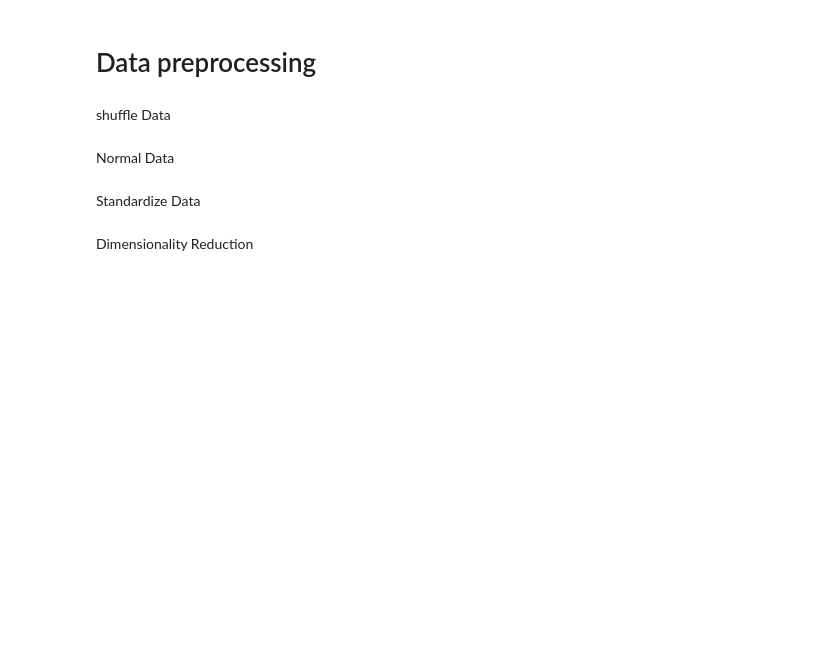
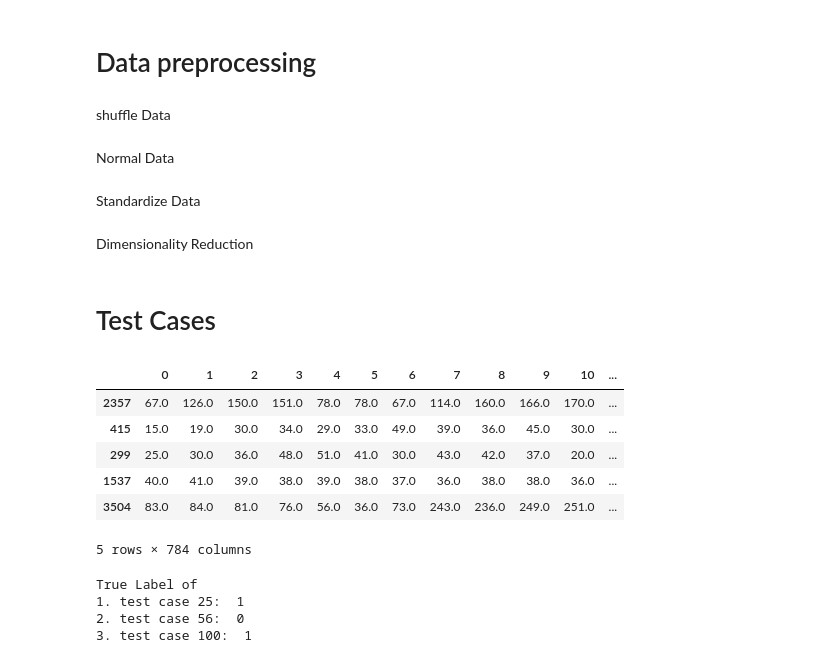
Before and after one commit to JayeshK10/Mask-vs-NoMask-Classification, a Jupyter notebook: Mask_vs_No_Mask.ipynb, the cells around one changed output. Saved outputs shown, nothing was run; the diff lists cells and outputs as text; code cells hidden in the pictures; blank space fills up the shorter version.

Commit message:
Test Cases

```diff
--- a/Mask_vs_No_Mask.ipynb
+++ b/Mask_vs_No_Mask.ipynb
@@ -142,3 +142,23 @@ lda = LDA()
 lda_data = lda.fit_transform(X_Data, Y_Data)
 X_train_lda, X_m_lda, Y_train_lda, Y_m_lda = train_test_split(lda_data, Y_Data, test_size=0.5, random_state=12)
 X_test_lda , X_val_lda , Y_test_lda , Y_val_lda = train_test_split(X_m_lda, Y_m_lda, test_size=0.5, random_state=12)
+# %% [markdown]
+# Test Cases
+# %%
+X_test.head()
+# %% [output]
+|  | 0 | 1 | 2 | 3 | 4 | 5 | 6 | 7 | 8 | 9 | 10 | ... |
+| 2357 | 67.0 | 126.0 | 150.0 | 151.0 | 78.0 | 78.0 | 67.0 | 114.0 | 160.0 | 166.0 | 170.0 | ... |
+| 415 | 15.0 | 19.0 | 30.0 | 34.0 | 29.0 | 33.0 | 49.0 | 39.0 | 36.0 | 45.0 | 30.0 | ... |
+| 299 | 25.0 | 30.0 | 36.0 | 48.0 | 51.0 | 41.0 | 30.0 | 43.0 | 42.0 | 37.0 | 20.0 | ... |
+| 1537 | 40.0 | 41.0 | 39.0 | 38.0 | 39.0 | 38.0 | 37.0 | 36.0 | 38.0 | 38.0 | 36.0 | ... |
+| 3504 | 83.0 | 84.0 | 81.0 | 76.0 | 56.0 | 36.0 | 73.0 | 243.0 | 236.0 | 249.0 | 251.0 | ... |
+5 rows × 784 columns
+# %%
+print('True Label of \n1. test case 25: ' , Y_test.iloc[25] , '\n2. test case 56: ' , Y_test.iloc[56] , '\n3. test case 100: ' , Y_test.iloc[100])
+Y_true = [Y_test.iloc[25] , Y_test.iloc[56] , Y_test.iloc[100]]
+# %% [output]
+True Label of
+1. test case 25:  1
+2. test case 56:  0
+3. test case 100:  1
```
Also changed, not shown: parts of 3 cells of this notebook.
